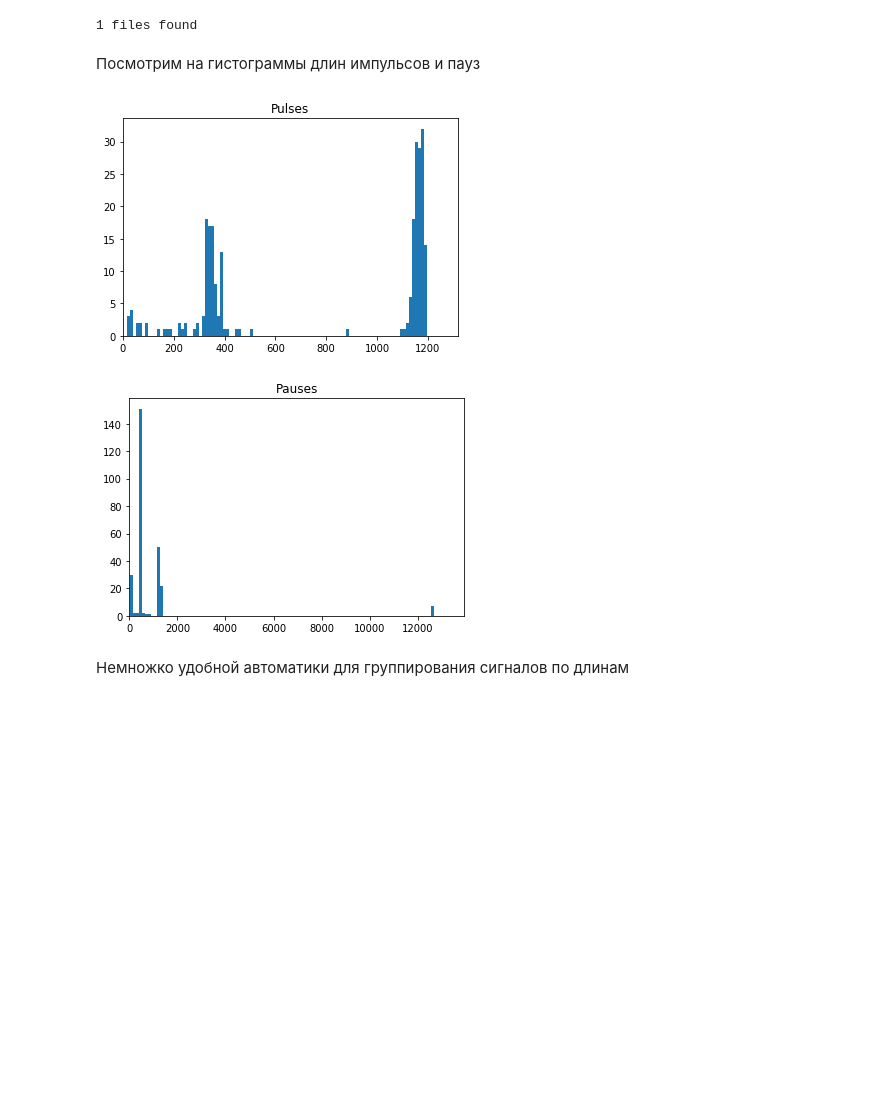
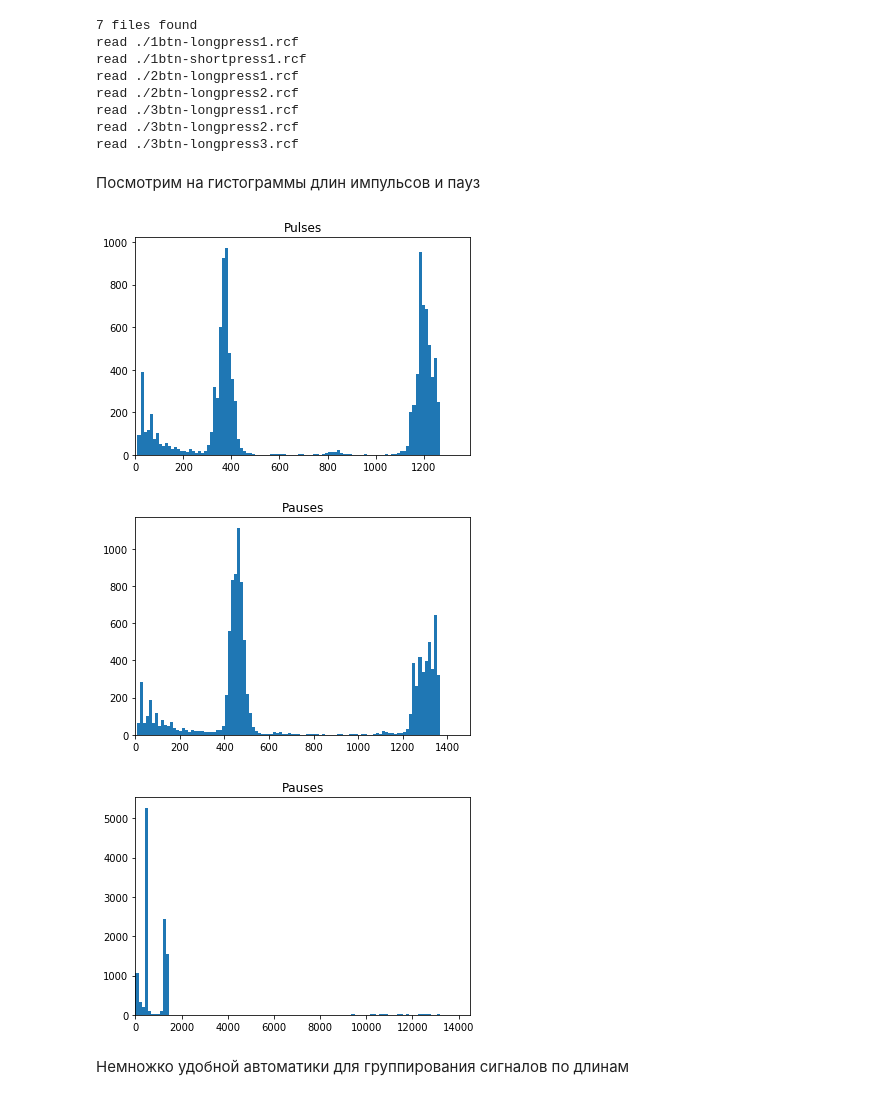
Before and after one commit to contactless/rfsniffer, a Jupyter notebook: research/VHome/protocol_parsing_vhome.ipynb, the cells around one changed output. Saved outputs shown, nothing was run; the diff lists cells and outputs as text; code cells hidden in the pictures; blank space fills up the shorter version.

```diff
--- a/research/VHome/protocol_parsing_vhome.ipynb
+++ b/research/VHome/protocol_parsing_vhome.ipynb
@@ -48,7 +32,7 @@ def file_to_data(filename):
 # returns numpy.array of data
 def files_to_data(mask):
     # откуда брать дампы
-    filenames = glob.glob(mask)
+    filenames = sorted(glob.glob(mask))
 
     print("%d files found" % len(filenames))
 
@@ -56,11 +40,19 @@ def files_to_data(mask):
 
     # посмотрим файлики с дампами, преобразуем в импульсы
     for name in filenames:
+        print("read " + name)
         datas.append(file_to_data(name))
 
     return np.concatenate(datas)
 # %%
 # читаем информацию
-data = files_to_data("./dump-all-0107-165058-001.rcf")
+data = files_to_data("./*btn-*.rcf")
 # %% [output]
-1 files found
+7 files found
+read ./1btn-longpress1.rcf
+read ./1btn-shortpress1.rcf
+read ./2btn-longpress1.rcf
+read ./2btn-longpress2.rcf
+read ./3btn-longpress1.rcf
+read ./3btn-longpress2.rcf
+read ./3btn-longpress3.rcf
@@ -78,11 +72,13 @@ def show_hist(data, title, threshold=0.02):
     plt.xlim([0, data.max() * 1.1])
     plt.show()
 # %%
-show_hist(data[data > 0], "Pulses", threshold=0.1)
-show_hist(-data[data < 0], "Pauses", threshold=0.02) # обращаем внимание на непримечательный пик справа
+show_hist(data[data > 0], "Pulses", threshold=0.05)
+show_hist(-data[data < 0], "Pauses", threshold=0.05)
+show_hist(-data[data < 0], "Pauses", threshold=0.01) # обращаем внимание на непримечательный пик справа
 # %% [output]
-[figure, old version]
+[figure, new version]
-[figure, old version]
+[figure, new version]
+[figure, added]
 # %% [markdown]
 Немножко удобной автоматики для группирования сигналов по длинам
 # %%
```
Also changed, not shown: parts of 29 cells of this notebook, 9 other files.
